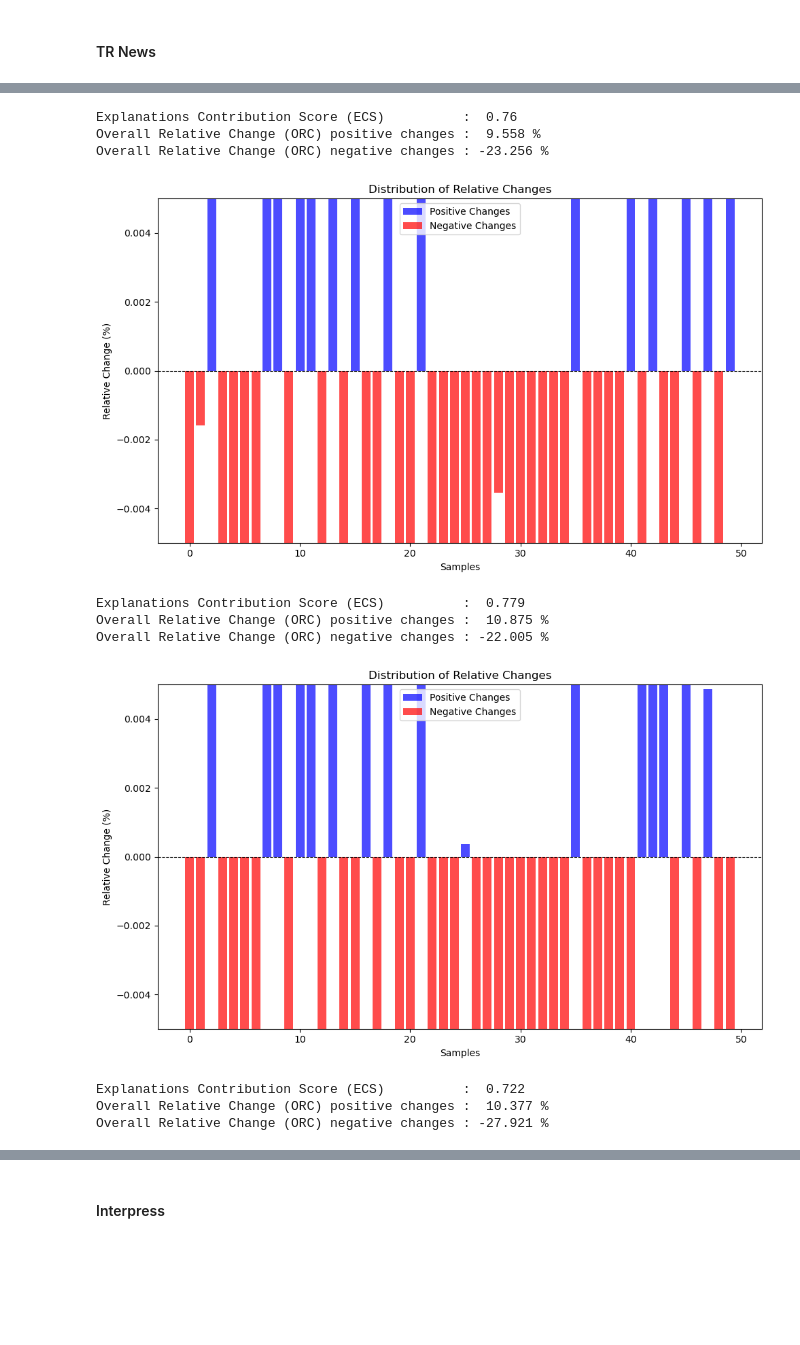
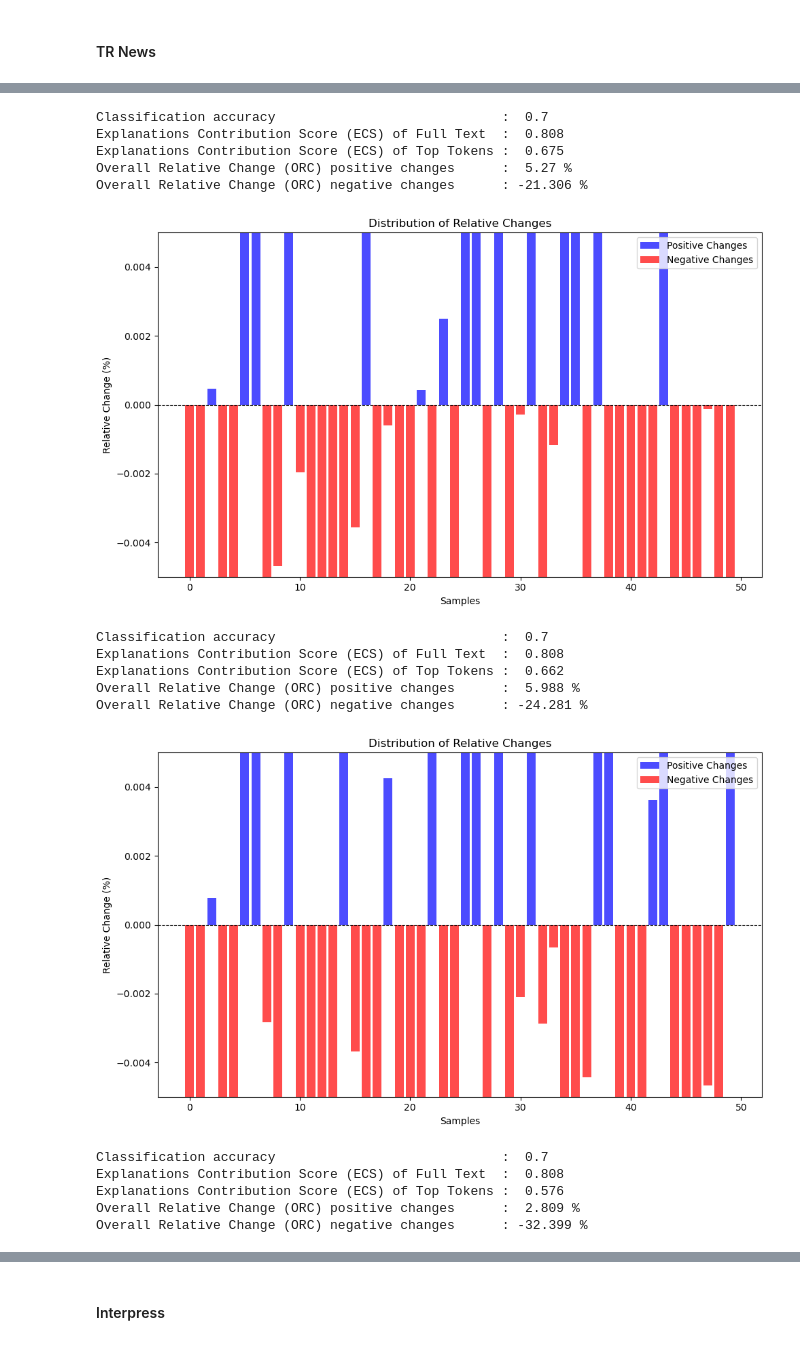
Before and after one commit to onurporsuk/Quantitative-Evaluation-of-Explainability-in-TR, a Jupyter notebook: src/Explainability_Random_with_BERT_in_Turkish_Text_Classification.ipynb, the cells around one changed output, grey strips where cells are left out. Drawn from its saved outputs; the diff is of its cells as text; code cells hidden in the pictures; blank space fills up the shorter version.

```diff
--- a/src/Explainability_Random_with_BERT_in_Turkish_Text_Classification.ipynb
+++ b/src/Explainability_Random_with_BERT_in_Turkish_Text_Classification.ipynb
@@ -508,22 +510,17 @@ for threshold in thresholds:
 
     top_tokens_ttc4900 = apply_thresholding(rand_values_ttc, tbt_tokenizer_ttc4900, threshold)
 
-    rand_values_ttc_short = apply_random(path_rand, top_tokens_ttc4900, tbt_model_ttc4900, tbt_tokenizer_ttc4900,
-                                         f"rand_values_ttc_short_{threshold}_tbt", device, only_load=only_load)
-
     ttc4900_tbt_result = compare_probs(ttc4900_test,
                                        tbt_full_text_preds_ttc4900,
                                        top_tokens_ttc4900,
-                                       1,
+                                       None,
                                        tbt_model_ttc4900, tbt_tokenizer_ttc4900,
-                                       tbt_pipeline_text_ttc4900,
-                                       pipeline_parameters,
-                                       device,
-                                       tbt_id2label_ttc4900)
+                                       id2label=tbt_id2label_ttc4900,
+                                       device=device)
 
-    ttc4900_tbt_results[threshold] = (rand_values_ttc, rand_values_ttc_short, ttc4900_tbt_result)
+    ttc4900_tbt_results[threshold] = (rand_values_ttc, ttc4900_tbt_result)
 
     clear_gpu_memory()
 
-    show(ttc4900_tbt_results[threshold][2], lengthMenu=list(range(10, 200, 30)), dom="lti")
+    show(ttc4900_tbt_results[threshold][1], lengthMenu=list(range(10, 200, 30)), dom="lti")
 # %% [output]
@@ -542,8 +539,8 @@ for threshold in thresholds:
 # %%
-all_exp_results = pd.concat([all_exp_results, pd.DataFrame([evaluate_explanations(ttc4900_tbt_results[0.5][2])],
+all_exp_results = pd.concat([all_exp_results, pd.DataFrame([evaluate_explanations(ttc4900_tbt_results[0.5][1])],
                                                            columns=all_exp_results.columns)], ignore_index=True)
-all_exp_results = pd.concat([all_exp_results, pd.DataFrame([evaluate_explanations(ttc4900_tbt_results[0.6][2])],
+all_exp_results = pd.concat([all_exp_results, pd.DataFrame([evaluate_explanations(ttc4900_tbt_results[0.6][1])],
                                                            columns=all_exp_results.columns)], ignore_index=True)
-all_exp_results = pd.concat([all_exp_results, pd.DataFrame([evaluate_explanations(ttc4900_tbt_results[0.7][2])],
+all_exp_results = pd.concat([all_exp_results, pd.DataFrame([evaluate_explanations(ttc4900_tbt_results[0.7][1])],
                                                            columns=all_exp_results.columns)], ignore_index=True)
 # %% [output]
@@ -567,26 +570,21 @@ tr_news_tbt_results = {}
 for threshold in thresholds:
 
     rand_values_tr_news = apply_random(path_rand, tr_news_test, tbt_model_tr_news, tbt_tokenizer_tr_news,
-                                   f"rand_values_tr_news_{threshold}_tbt", device, only_load=only_load)
+                                       f"rand_values_tr_news_{threshold}_tbt", device, only_load=only_load)
 
     top_tokens_tr_news = apply_thresholding(rand_values_tr_news, tbt_tokenizer_tr_news, threshold)
-
-    rand_values_tr_news_short = apply_random(path_rand, top_tokens_tr_news, tbt_model_tr_news, tbt_tokenizer_tr_news,
-                                         f"rand_values_tr_news_short_{threshold}_tbt", device, only_load=only_load)
 
     tr_news_tbt_result = compare_probs(tr_news_test,
                                        tbt_full_text_preds_tr_news,
                                        top_tokens_tr_news,
-                                       1,
+                                       None,
                                        tbt_model_tr_news, tbt_tokenizer_tr_news,
-                                       tbt_pipeline_text_tr_news,
-                                       pipeline_parameters,
-                                       device,
-                                       tbt_id2label_tr_news)
+                                       id2label=tbt_id2label_tr_news,
+                                       device=device)
 
-    tr_news_tbt_results[threshold] = (rand_values_tr_news, rand_values_tr_news_short, tr_news_tbt_result)
+    tr_news_tbt_results[threshold] = (rand_values_tr_news, tr_news_tbt_result)
 
     clear_gpu_memory()
 
-    show(tr_news_tbt_results[threshold][2], lengthMenu=list(range(10, 200, 30)), dom="lti")
+    show(tr_news_tbt_results[threshold][1], lengthMenu=list(range(10, 200, 30)), dom="lti")
 # %% [output]
@@ -605,19 +603,25 @@ for threshold in thresholds:
 # %%
-all_exp_results = pd.concat([all_exp_results, pd.DataFrame([evaluate_explanations(tr_news_tbt_results[0.5][2])],
+all_exp_results = pd.concat([all_exp_results, pd.DataFrame([evaluate_explanations(tr_news_tbt_results[0.5][1])],
                                                            columns=all_exp_results.columns)], ignore_index=True)
-all_exp_results = pd.concat([all_exp_results, pd.DataFrame([evaluate_explanations(tr_news_tbt_results[0.6][2])],
+all_exp_results = pd.concat([all_exp_results, pd.DataFrame([evaluate_explanations(tr_news_tbt_results[0.6][1])],
                                                            columns=all_exp_results.columns)], ignore_index=True)
-all_exp_results = pd.concat([all_exp_results, pd.DataFrame([evaluate_explanations(tr_news_tbt_results[0.7][2])],
+all_exp_results = pd.concat([all_exp_results, pd.DataFrame([evaluate_explanations(tr_news_tbt_results[0.7][1])],
                                                            columns=all_exp_results.columns)], ignore_index=True)
 # %% [output]
-Explanations Contribution Score (ECS)          :  0.76
-Overall Relative Change (ORC) positive changes :  9.558 %
-Overall Relative Change (ORC) negative changes : -23.256 %
+Classification accuracy                             :  0.7
+Explanations Contribution Score (ECS) of Full Text  :  0.808
+Explanations Contribution Score (ECS) of Top Tokens :  0.675
+Overall Relative Change (ORC) positive changes      :  5.27 %
+Overall Relative Change (ORC) negative changes      : -21.306 %
-[figure, old version]
+[figure, new version]
-Explanations Contribution Score (ECS)          :  0.779
-Overall Relative Change (ORC) positive changes :  10.875 %
-Overall Relative Change (ORC) negative changes : -22.005 %
+Classification accuracy                             :  0.7
+Explanations Contribution Score (ECS) of Full Text  :  0.808
+Explanations Contribution Score (ECS) of Top Tokens :  0.662
+Overall Relative Change (ORC) positive changes      :  5.988 %
+Overall Relative Change (ORC) negative changes      : -24.281 %
-[figure, old version]
+[figure, new version]
-Explanations Contribution Score (ECS)          :  0.722
-Overall Relative Change (ORC) positive changes :  10.377 %
-Overall Relative Change (ORC) negative changes : -27.921 %
+Classification accuracy                             :  0.7
+Explanations Contribution Score (ECS) of Full Text  :  0.808
+Explanations Contribution Score (ECS) of Top Tokens :  0.576
+Overall Relative Change (ORC) positive changes      :  2.809 %
+Overall Relative Change (ORC) negative changes      : -32.399 %
```
Also changed, not shown: parts of 39 cells of this notebook, 13 other files.
